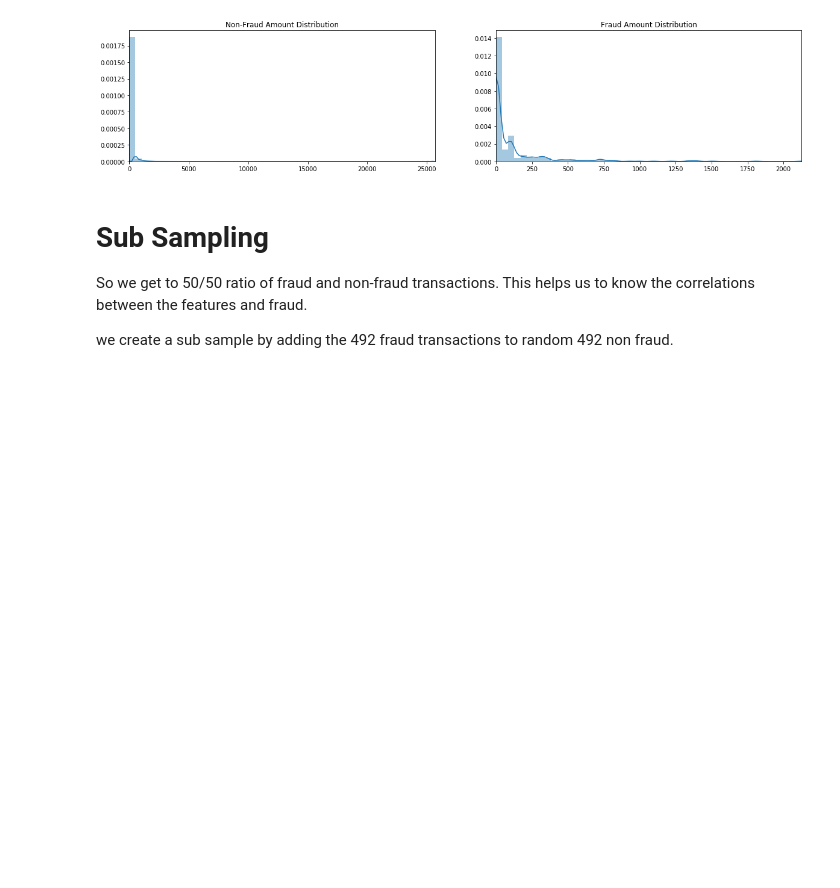
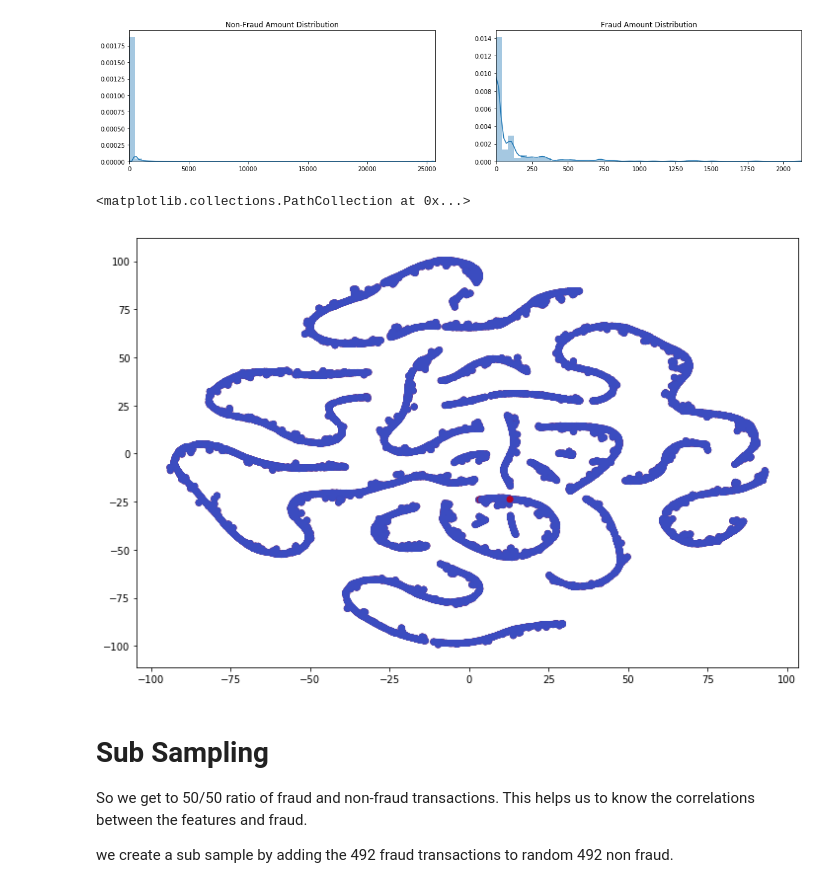
Before and after one commit to hessam211/credit-card-fraud-detection, a Jupyter notebook: credit_card_fraud_detection.ipynb, the cells around one changed output. Drawn from its saved outputs; the diff is of its cells as text; code cells hidden in the pictures; blank space fills up the shorter version.

```diff
--- a/credit_card_fraud_detection.ipynb
+++ b/credit_card_fraud_detection.ipynb
@@ -108,6 +134,21 @@ ax[1].set_xlim([min(fr), max(fr)])
 # %% [output]
 (0.0, 2125.87)
 [figure]
+# %%
+random_sample = data.sample(n=10000)
+
+X = random_sample.drop('Class', axis=1)
+y = random_sample['Class']
+
+X_t = TSNE(n_components=2, random_state=0).fit_transform(X)
+
+
+plt.figure(figsize=(12, 8))
+plt.scatter(X_t[:,0], X_t[:,1], c=(y == 1), cmap='coolwarm_r')
+plt.scatter(X_t[:,0], X_t[:,1], c=(y == 0), cmap='coolwarm_r')
+# %% [output]
+<matplotlib.collections.PathCollection at 0x...>
+[figure, added]
 # %% [markdown]
 # Sub Sampling
 
```
Also changed, not shown: parts of 17 cells of this notebook.
